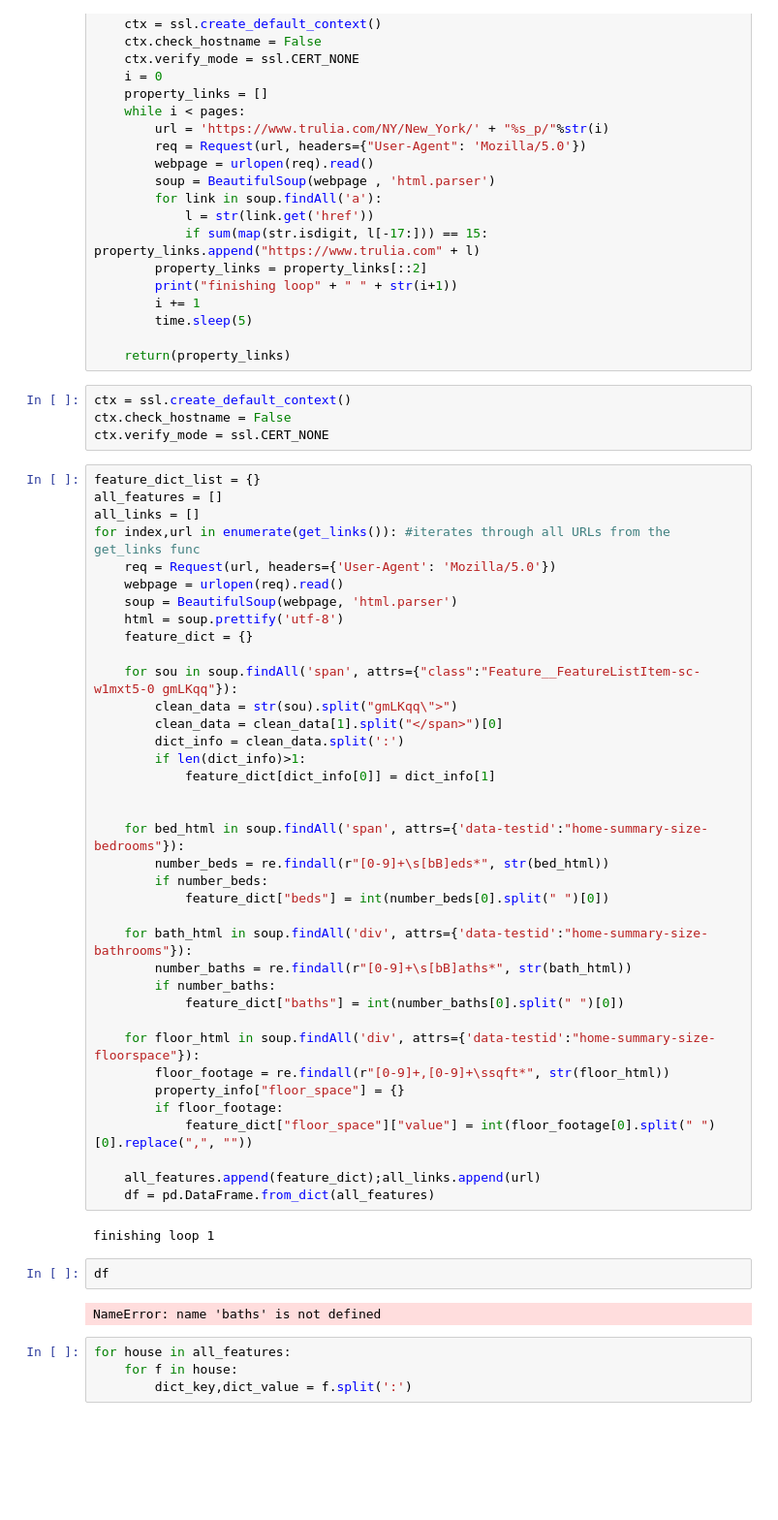
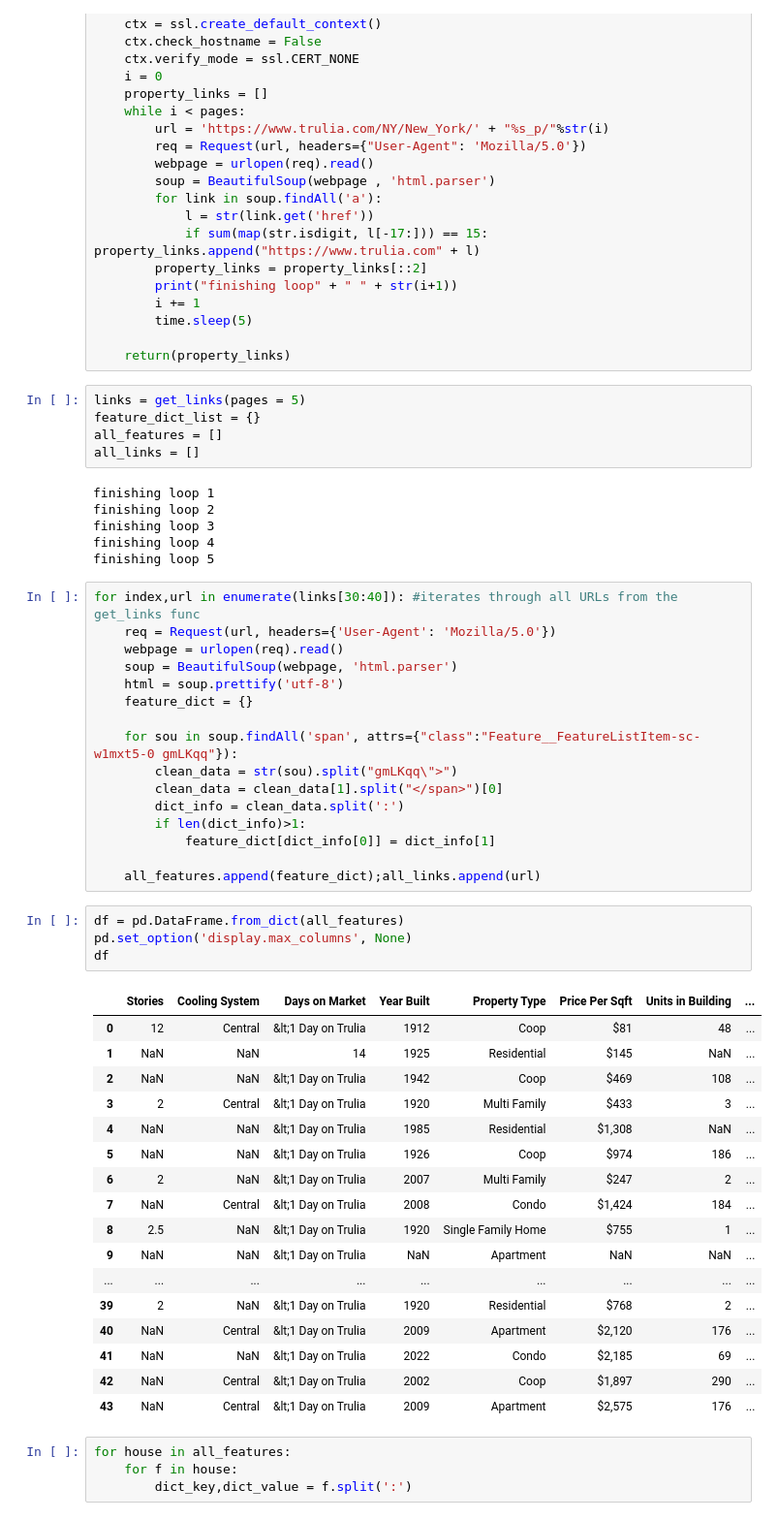
Before and after one commit to ethanstanley/Real-Estate-Predictor, a Jupyter notebook: available_house_scraper.ipynb, the cells around one changed output. Shown: that part at 97% size. Drawn from its saved outputs; the diff is of its cells as text; blank space fills up the shorter version.

```diff
--- a/available_house_scraper.ipynb
+++ b/available_house_scraper.ipynb
@@ -35,15 +34,19 @@ def get_links(pages = 1):
         time.sleep(5)
 
     return(property_links)
-# %%
-ctx = ssl.create_default_context()
-ctx.check_hostname = False
-ctx.verify_mode = ssl.CERT_NONE
+# %%
+links = get_links(pages = 5)
+feature_dict_list = {}
+all_features = []
+all_links = []
+# %% [output]
+finishing loop 1
+finishing loop 2
+finishing loop 3
+finishing loop 4
+finishing loop 5
 # %%
-feature_dict_list = {}
-all_features = []
-all_links = []
-for index,url in enumerate(get_links()): #iterates through all URLs from the get_links func
+for index,url in enumerate(links[30:40]): #iterates through all URLs from the get_links func
     req = Request(url, headers={'User-Agent': 'Mozilla/5.0'})
     webpage = urlopen(req).read()
     soup = BeautifulSoup(webpage, 'html.parser')
@@ -57,31 +60,29 @@ for index,url in enumerate(get_links()): #iterates through all URLs from the get
         if len(dict_info)>1:
             feature_dict[dict_info[0]] = dict_info[1]
 
-
-    for bed_html in soup.findAll('span', attrs={'data-testid':"home-summary-size-bedrooms"}):
-        number_beds = re.findall(r"[0-9]+\s[bB]eds*", str(bed_html))
-        if number_beds:
-            feature_dict["beds"] = int(number_beds[0].split(" ")[0])
-
-    for bath_html in soup.findAll('div', attrs={'data-testid':"home-summary-size-bathrooms"}):
-        number_baths = re.findall(r"[0-9]+\s[bB]aths*", str(bath_html))
-        if number_baths:
-            feature_dict["baths"] = int(number_baths[0].split(" ")[0])
-
-    for floor_html in soup.findAll('div', attrs={'data-testid':"home-summary-size-floorspace"}):
-        floor_footage = re.findall(r"[0-9]+,[0-9]+\ssqft*", str(floor_html))
-        property_info["floor_space"] = {}
-        if floor_footage:
-            feature_dict["floor_space"]["value"] = int(floor_footage[0].split(" ")[0].replace(",", ""))
-
     all_features.append(feature_dict);all_links.append(url)
-    df = pd.DataFrame.from_dict(all_features)
-# %% [output]
-finishing loop 1
-# %%
-df
-# %% [output]
-NameError: name 'baths' is not defined
+# %%
+df = pd.DataFrame.from_dict(all_features)
+pd.set_option('display.max_columns', None)
+df
+# %% [output]
+|  | Stories | Cooling System | Days on Market | Year Built | Property Type | Price Per Sqft | Units in Building | ... |
+| 0 | 12 | Central | &lt;1 Day on Trulia | 1912 | Coop | $81 | 48 | ... |
+| 1 | NaN | NaN | 14 | 1925 | Residential | $145 | NaN | ... |
+| 2 | NaN | NaN | &lt;1 Day on Trulia | 1942 | Coop | $469 | 108 | ... |
+| 3 | 2 | Central | &lt;1 Day on Trulia | 1920 | Multi Family | $433 | 3 | ... |
+| 4 | NaN | NaN | &lt;1 Day on Trulia | 1985 | Residential | $1,308 | NaN | ... |
+| 5 | NaN | NaN | &lt;1 Day on Trulia | 1926 | Coop | $974 | 186 | ... |
+| 6 | 2 | NaN | &lt;1 Day on Trulia | 2007 | Multi Family | $247 | 2 | ... |
+| 7 | NaN | Central | &lt;1 Day on Trulia | 2008 | Condo | $1,424 | 184 | ... |
+| 8 | 2.5 | NaN | &lt;1 Day on Trulia | 1920 | Single Family Home | $755 | 1 | ... |
+| 9 | NaN | NaN | &lt;1 Day on Trulia | NaN | Apartment | NaN | NaN | ... |
+| ... | ... | ... | ... | ... | ... | ... | ... | ... |
+| 39 | 2 | NaN | &lt;1 Day on Trulia | 1920 | Residential | $768 | 2 | ... |
+| 40 | NaN | Central | &lt;1 Day on Trulia | 2009 | Apartment | $2,120 | 176 | ... |
+| 41 | NaN | NaN | &lt;1 Day on Trulia | 2022 | Condo | $2,185 | 69 | ... |
+| 42 | NaN | Central | &lt;1 Day on Trulia | 2002 | Coop | $1,897 | 290 | ... |
+| 43 | NaN | Central | &lt;1 Day on Trulia | 2009 | Apartment | $2,575 | 176 | ... |
 # %%
 for house in all_features:
     for f in house:
```
Also changed, not shown: parts of 2 cells of this notebook, 1 other file.
